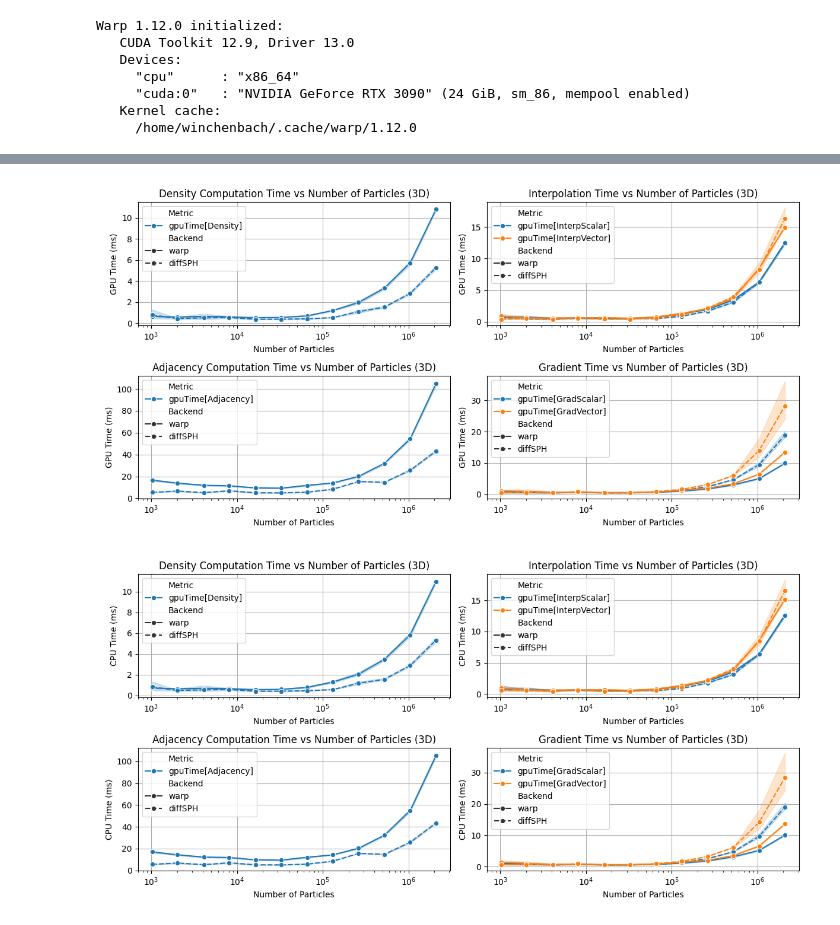
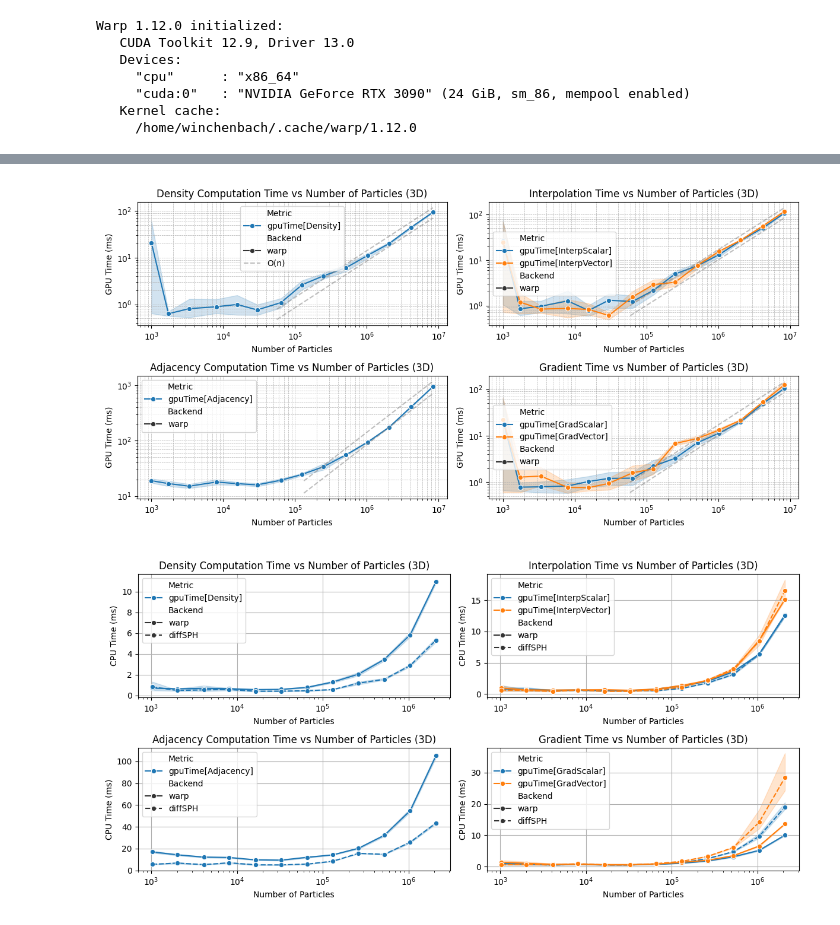
Before and after one commit to wi-re/warpSPHCore, a Jupyter notebook: benchmark.ipynb, the cells around one changed output, grey strips where cells are left out. Saved outputs shown, nothing was run; the diff lists cells and outputs as text; code cells hidden in the pictures.

Commit message:
fix scaling

```diff
--- a/benchmark.ipynb
+++ b/benchmark.ipynb
@@ -548,7 +548,7 @@ def benchmark(
 # bd = benchmark(device, 50, 32, 2, False, 'gather')
 # %%
 from tqdm.autonotebook import tqdm
-numParticles = [2**n for n in range(10, 20)]
+numParticles = [2**n for n in range(10, 24)]
 
 overallComputeData = []
 
@@ -613,46 +630,86 @@ for key in keys:
 
 stackedData = pd.concat(flatData.values(), ignore_index=True)
 # %%
+def add_scaling_line(ax, data, x_col, y_col, scale_factor=0.1, color='gray', linestyle='--', alpha=0.5):
+    x_vals = data[x_col].unique()
+    x_vals = np.sort(x_vals)
+    y_mean = data.groupby(x_col)[y_col].mean()
+
+    y_max = y_mean.max()
+    y_min = y_mean.min()
+
+    x_ref = x_vals[0]
+
+    # print(f"x_vals: {x_vals}")
+    # print(f"y_min: {y_min}, y_max: {y_max}")
+
+    upper_scale = y_max * (1 + scale_factor)
+    lower_scale = y_min * (1 + scale_factor)
+
+    # now we want the line to go from [x, lower_scale] to [xmax, upper_scale] with a slope of 1 in log-log space, which means it should be a line of the form y = C * x, where C is a constant that we can determine based on the reference point (x_ref, y_ref)
+    # print(f"upper_scale: {upper_scale}, lower_scale: {lower_scale}")
+    y_ratio = upper_scale / lower_scale
+    # print(f"y_ratio: {y_ratio}")
+    x_lower = x_vals[-1] * (lower_scale / upper_scale)
+    # print(f"x_lower: {x_lower}")
+    ax.plot([x_lower, x_vals[-1]], [lower_scale, upper_scale], color=color, linestyle=linestyle, alpha=alpha, label='O(n)')
+
+    upper_scale = y_max * (1 - scale_factor)
+    lower_scale = y_min * (1 - scale_factor)
+    y_ratio = upper_scale / lower_scale
+    x_lower = x_vals[-1] * (lower_scale / upper_scale)
+    ax.plot([x_lower, x_vals[-1]], [lower_scale, upper_scale], color=color, linestyle=linestyle, alpha=alpha)
+
+scale_factor = 0.25
+
 fig, axis = plt.subplots(2,2, figsize = (12,6), squeeze = False)
 
 curData =  stackedData[stackedData['Metric'] == 'gpuTime[Density]']
 
 sns.lineplot(data = curData, x = 'Particles', y = 'Values', hue = 'Metric', style = 'Backend', ax = axis[0,0], marker = 'o')
 axis[0,0].set_xscale('log')
-# axis[0,0].set_yscale('log')
+axis[0,0].set_yscale('log')
 axis[0,0].set_xlabel('Number of Particles')
 axis[0,0].set_ylabel('GPU Time (ms)')
 axis[0,0].set_title('Density Computation Time vs Number of Particles (3D)')
-axis[0,0].grid(True)
+axis[0,0].grid(True, which = 'both', linestyle='--', linewidth=0.5)
+add_scaling_line(axis[0, 0], curData, 'Particles', 'Values', scale_factor=scale_factor)
+axis[0, 0].legend()
 
 curData =  stackedData[stackedData['Metric'] == 'gpuTime[Adjacency]']
 sns.lineplot(data = curData, x = 'Particles', y = 'Values', hue = 'Metric', style = 'Backend', ax = axis[1,0], marker = 'o')
 axis[1,0].set_xscale('log')
-# axis[1,0].set_yscale('log')
+axis[1,0].set_yscale('log')
 axis[1,0].set_xlabel('Number of Particles')
 axis[1,0].set_ylabel('GPU Time (ms)')
 axis[1,0].set_title('Adjacency Computation Time vs Number of Particles (3D)')
-axis[1,0].grid(True)
+axis[1,0].grid(True, which = 'both', linestyle='--', linewidth=0.5)
+add_scaling_line(axis[1, 0], curData, 'Particles', 'Values', scale_factor=scale_factor)
 
 curData = stackedData[np.logical_or(np.logical_or(stackedData['Metric'] == 'gpuTime[InterpScalar]', stackedData['Metric'] == 'gpuTime[InterpVector]'), stackedData['Metric'] == 'gpuTime[InterpMatrix]')]
 sns.lineplot(data = curData, x = 'Particles', y = 'Values', hue = 'Metric', style = 'Backend', ax = axis[0,1], marker = 'o')
 axis[0,1].set_xscale('log')
+axis[0,1].set_yscale('log')
 axis[0,1].set_xlabel('Number of Particles')
 axis[0,1].set_ylabel('GPU Time (ms)')
 axis[0,1].set_title('Interpolation Time vs Number of Particles (3D)')
-axis[0,1].grid(True)
+axis[0,1].grid(True, which = 'both', linestyle='--', linewidth=0.5)
+add_scaling_line(axis[0, 1], curData, 'Particles', 'Values', scale_factor=scale_factor)
+
 
 curData = stackedData[np.logical_or(np.logical_or(stackedData['Metric'] == 'gpuTime[GradScalar]', stackedData['Metric'] == 'gpuTime[GradVector]'), stackedData['Metric'] == 'gpuTime[GradMatrix]')]
 sns.lineplot(data = curData, x = 'Particles', y = 'Values', hue = 'Metric', style = 'Backend', ax = axis[1,1], marker = 'o')
 axis[1,1].set_xscale('log')
+axis[1,1].set_yscale('log')
 axis[1,1].set_xlabel('Number of Particles')
 axis[1,1].set_ylabel('GPU Time (ms)')
 axis[1,1].set_title('Gradient Time vs Number of Particles (3D)')
-axis[1,1].grid(True)
+axis[1,1].grid(True, which = 'both', linestyle='--', linewidth=0.5)
+add_scaling_line(axis[1, 1], curData, 'Particles', 'Values', scale_factor=scale_factor)
 
 fig.tight_layout()
 # %% [output]
-[figure, old version]
+[figure, new version]
 # %%
 fig, axis = plt.subplots(2,2, figsize = (12,6), squeeze = False)
 
```
Also changed, not shown: parts of 2 cells of this notebook, 1 other file.
